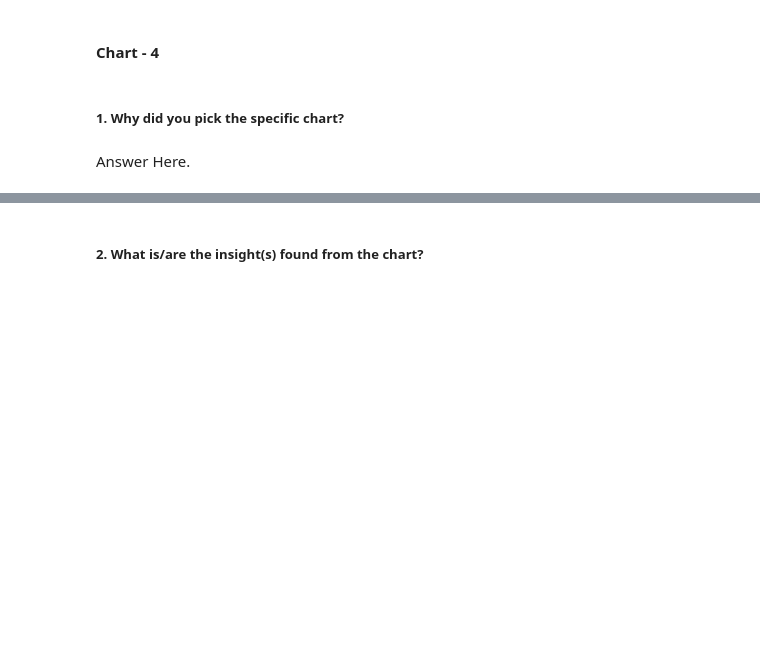
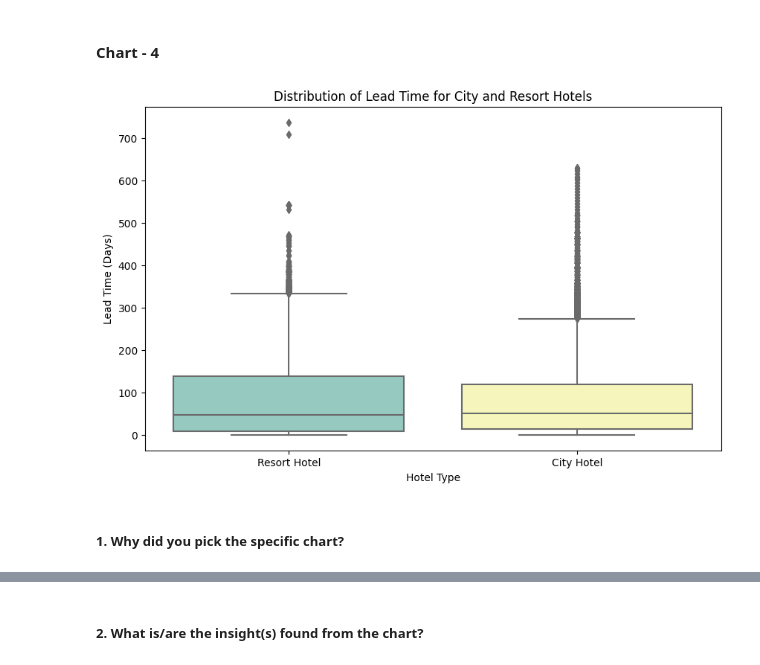
Before and after one commit to pk06969/EDA-Hotel_Booking_Analysis, a Jupyter notebook: Copy_of_Sample_EDA_Submission_Template.ipynb, the cells around one changed output, grey strips where cells are left out. Drawn from its saved outputs; the diff is of its cells as text; code cells hidden in the pictures; blank space fills up the shorter version.

```diff
--- a/Copy_of_Sample_EDA_Submission_Template.ipynb
+++ b/Copy_of_Sample_EDA_Submission_Template.ipynb
@@ -417,4 +550,18 @@ Answer Here
+# %%
+# Chart - 4 visualization code
+
+#distribution of lead time for both hotel types
+
+lead_time_data = df[['hotel', 'lead_time']]
+
+# Plotting the distribution of lead time for each hotel type
+plt.figure(figsize=(10, 6))
+sns.boxplot(x='hotel', y='lead_time', data=lead_time_data, palette='Set3')
+plt.xlabel('Hotel Type')
+plt.ylabel('Lead Time (Days)')
+plt.title('Distribution of Lead Time for City and Resort Hotels')
+plt.show()
+# %% [output]
+[figure, added]
 # %% [markdown]
 ##### 1. Why did you pick the specific chart?
-# %% [markdown]
-Answer Here.
```
Also changed, not shown: parts of 102 cells of this notebook.
